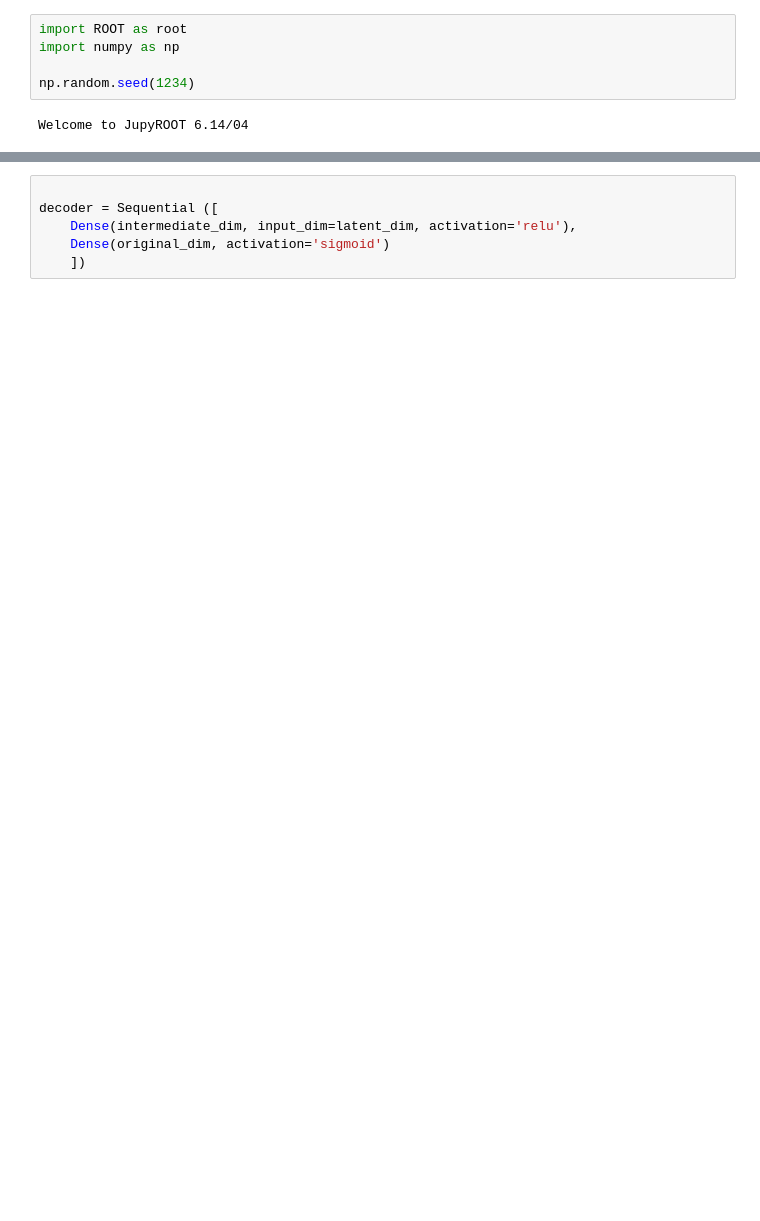
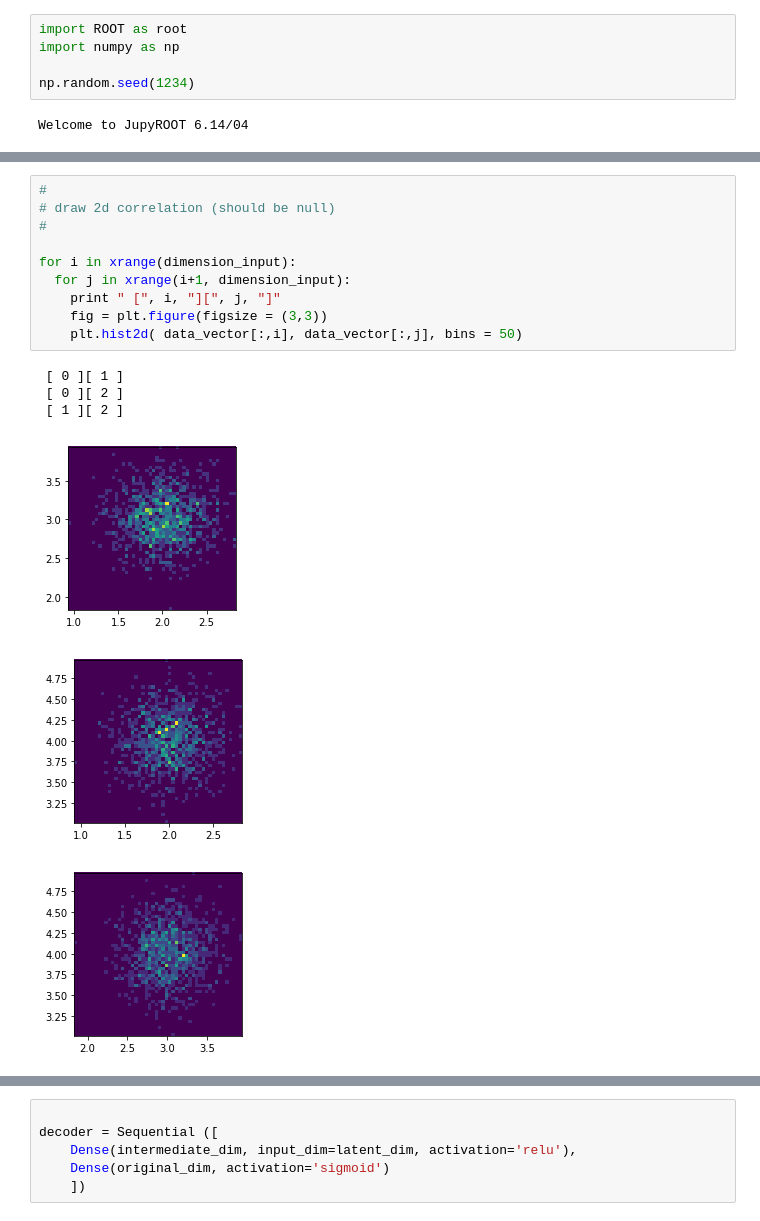
Before and after one commit to amassiro/MyKeras, a Jupyter notebook: VAE/train.VAE.py.ipynb, the cells around one changed output, grey strips where cells are left out. Saved outputs shown, nothing was run; the diff lists cells and outputs as text; blank space fills up the shorter version.

```diff
--- a/VAE/train.VAE.py.ipynb
+++ b/VAE/train.VAE.py.ipynb
@@ -131,3 +69,20 @@ Splitting data between 35224 training and 35224 testing samples bkg ...
+# %%
+#
+# draw 2d correlation (should be null)
+#
+
+for i in xrange(dimension_input):
+  for j in xrange(i+1, dimension_input):
+    print " [", i, "][", j, "]"
+    fig = plt.figure(figsize = (3,3))
+    plt.hist2d( data_vector[:,i], data_vector[:,j], bins = 50)
+# %% [output]
+ [ 0 ][ 1 ]
+ [ 0 ][ 2 ]
+ [ 1 ][ 2 ]
+[figure, added]
+[figure, added]
+[figure, added]
 # %%
 #
 #
```
Also changed, not shown: parts of 8 cells of this notebook.
